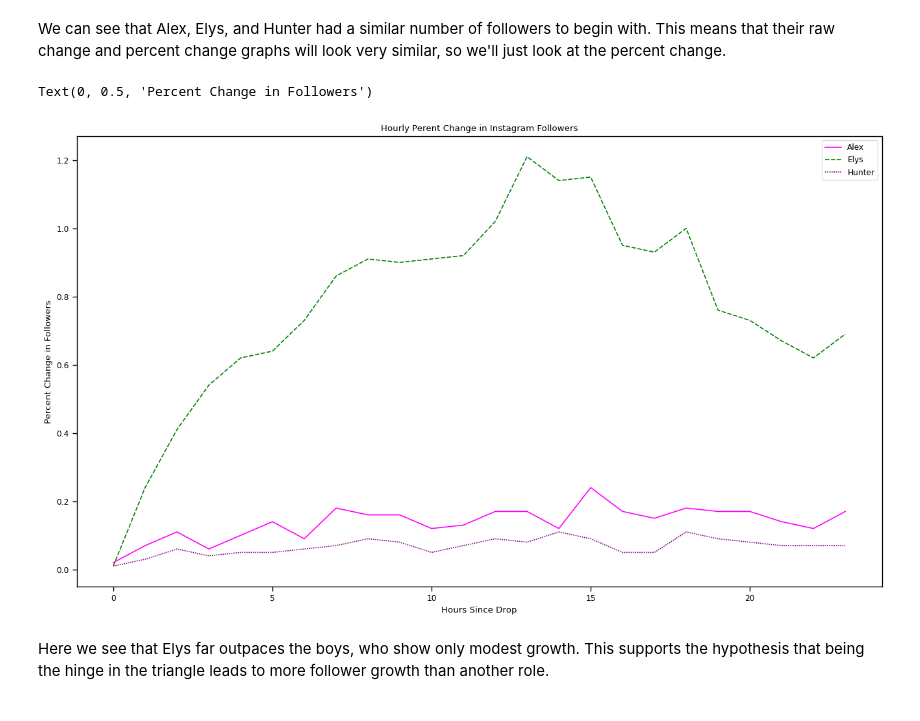
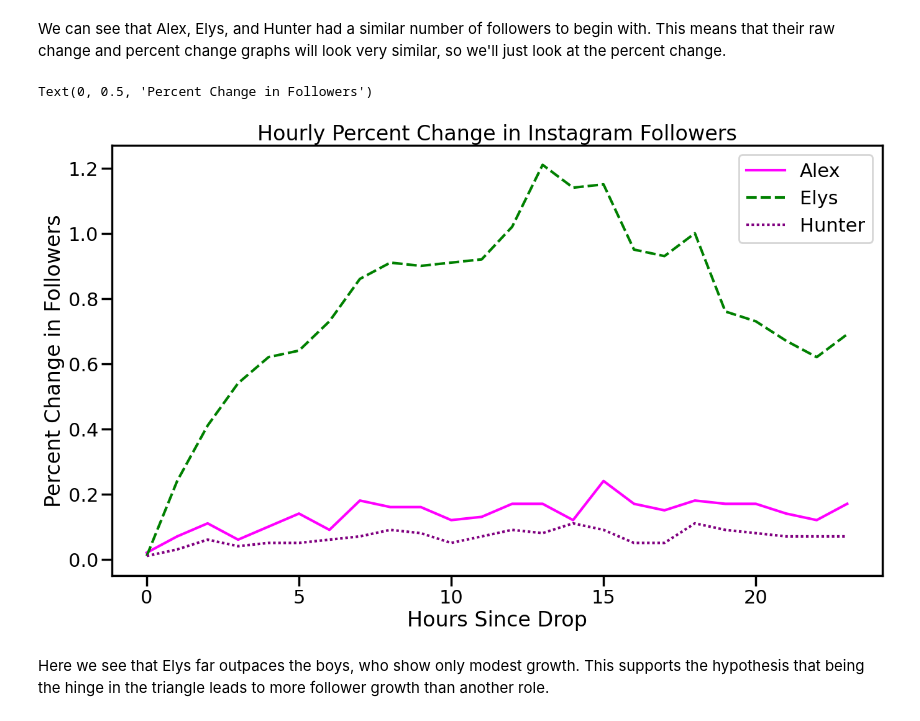
Before and after one commit to cecilylynn/TooHotToHandleS05-DataProjects, a Jupyter notebook: Data_Exploration_and_Visualization_of_THTHS05_Follower_Counts_24_Hours_After_Drop.ipynb, the cells around one changed output. Cells and saved outputs as stored; diff of their text form; code cells hidden in the pictures.

```diff
--- a/Data_Exploration_and_Visualization_of_THTHS05_Follower_Counts_24_Hours_After_Drop.ipynb
+++ b/Data_Exploration_and_Visualization_of_THTHS05_Follower_Counts_24_Hours_After_Drop.ipynb
@@ -301,16 +301,16 @@ We can see that Alex, Elys, and Hunter had a similar number of followers to begi
 # %%
 
 
 plt.figure(figsize=(16,9))
-sns.set_context("paper")
+sns.set_context("poster")
 ax = sns.lineplot(data=hourly_percent_change_df[['Alex','Elys','Hunter']])
 
 plt.title("Hourly Percent Change in Instagram Followers")
 ax.set_xlabel("Hours Since Drop")
 ax.set_ylabel("Percent Change in Followers")
 # %% [output]
 Text(0, 0.5, 'Percent Change in Followers')
-[figure, old version]
+[figure, new version]
 # %% [markdown]
 Here we see that Elys far outpaces the boys, who show only modest growth. This supports the hypothesis that being the hinge in the triangle leads to more follower growth than another role.
 # %% [markdown]
```
Also changed, not shown: parts of 5 cells of this notebook.
